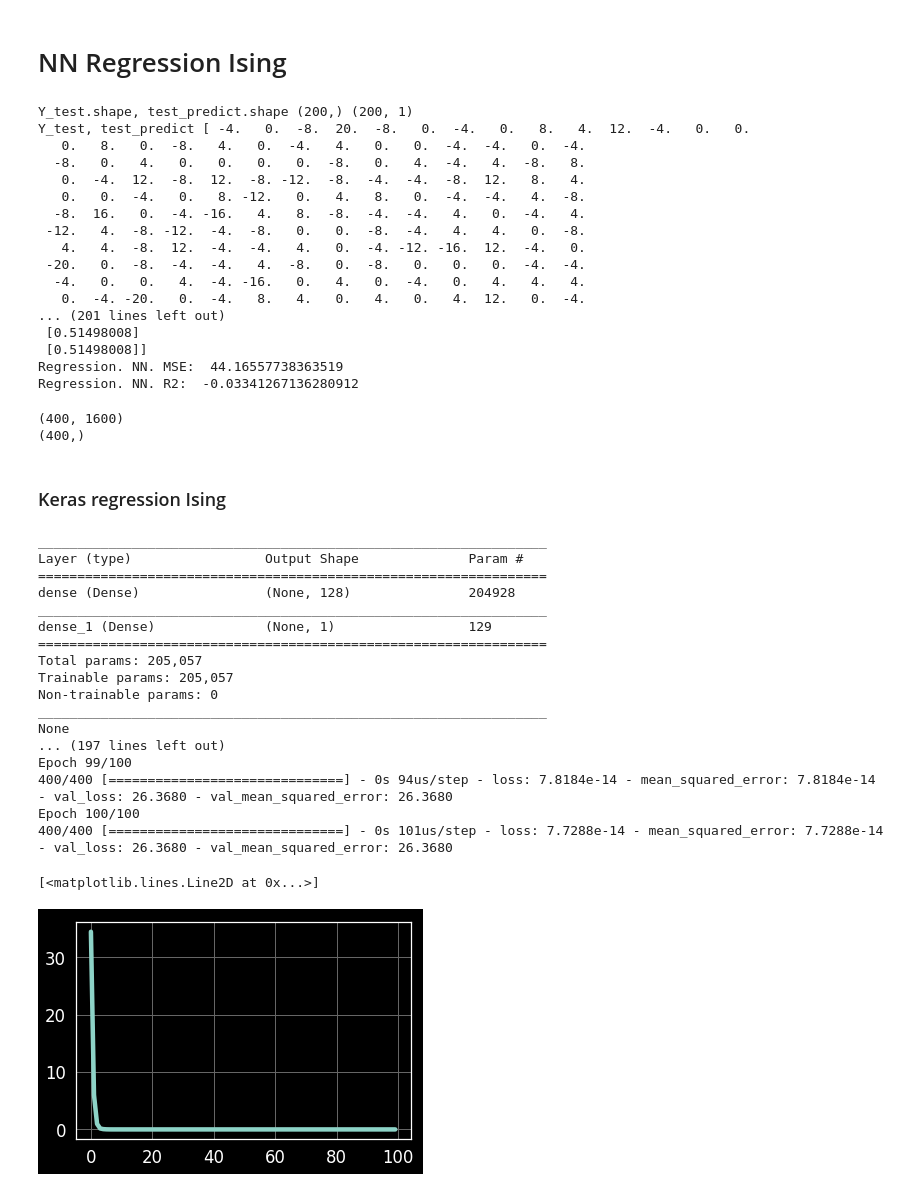
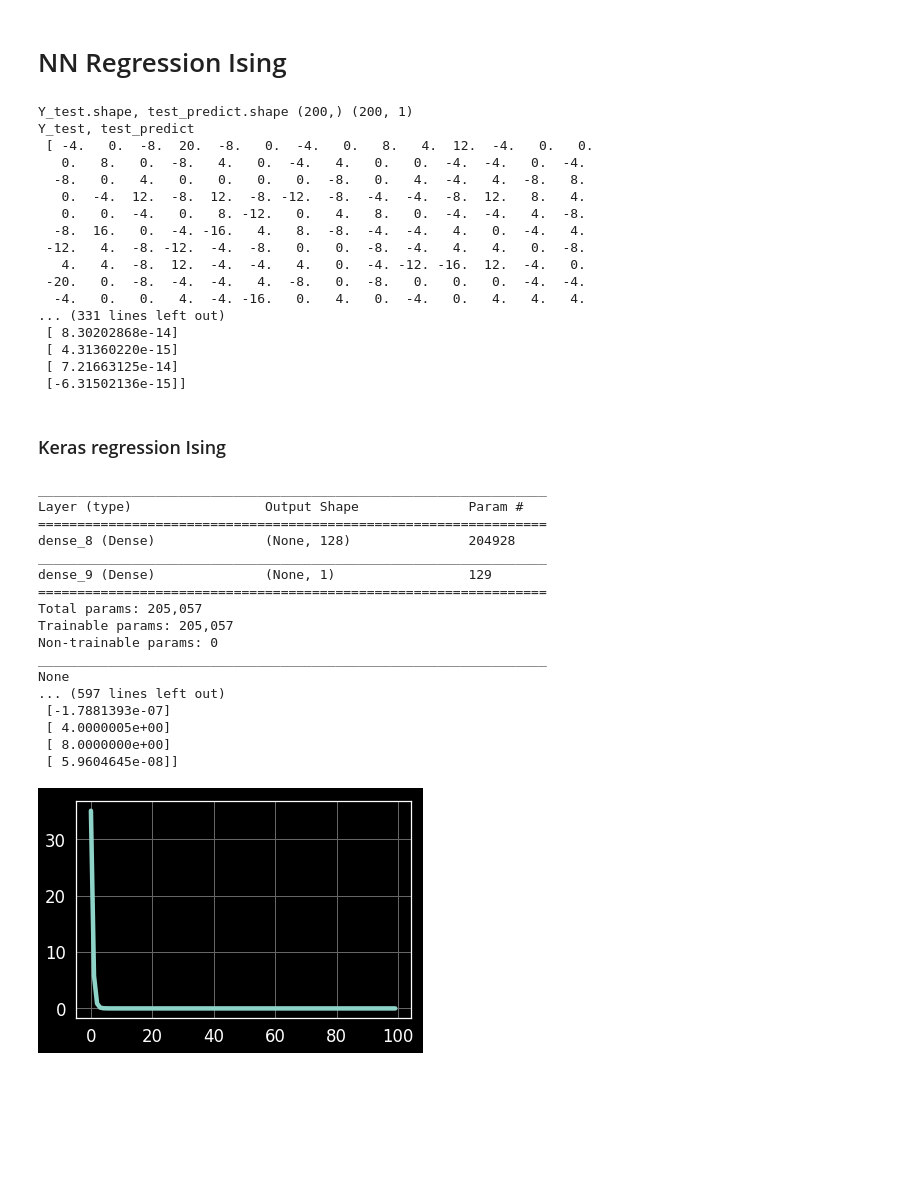
Before and after one commit to kaaja/ADAML, a Jupyter notebook: m2/m2.ipynb, the cells around one changed output. Saved outputs shown, nothing was run; the diff lists cells and outputs as text; code cells hidden in the pictures; blank space fills up the shorter version.

Commit message:
new weight initialization

```diff
--- a/m2/m2.ipynb
+++ b/m2/m2.ipynb
@@ -1127,11 +1132,11 @@ KeyError: 'accuracy'
 # %% [markdown]
 # NN Regression Ising
 # %%
-epochs = 100
+epochs = 100#100
 batch_size = 32
-eta = 0.01
-lmbd = 0# 0.01
-n_hidden_neurons = 128#2400
+eta = 0.001
+lmbd =  0.0#
+n_hidden_neurons = 128
 n_categories = 1
 activationFunctionHidden='relu' #'sigmoid'
 activationFunctionOutput='linear'
@@ -1139,23 +1144,25 @@ activationFunctionOutput='linear'
 dnn = NeuralNetwork(X_train, Y_train, eta=eta, lmbd=lmbd, epochs=epochs, batch_size=batch_size,
                     n_hidden_neurons=n_hidden_neurons, n_categories=n_categories,
                    activationFunctionHidden=activationFunctionHidden, activationFunctionOutput=activationFunctionOutput)
-#dnn.train()
-dnn.train2()
+dnn.train()
+#dnn.train2()
 test_predict = dnn.predict(X_test)
 
 from sklearn.metrics import mean_squared_error, r2_score
 
 print('Y_test.shape, test_predict.shape',Y_test.shape, test_predict.shape)
-print('Y_test, test_predict',Y_test, test_predict)
+print('Y_test, test_predict \n',Y_test, '\n', test_predict)
 
 mseNN = mean_squared_error(Y_test, test_predict)
 r2NN = r2_score(Y_test, test_predict)
 
 print('Regression. NN. MSE: ', mseNN)
 print('Regression. NN. R2: ', r2NN)
+print('dnn.output_weights_gradient',dnn.output_weights_gradient)
 # %% [output]
 Y_test.shape, test_predict.shape (200,) (200, 1)
-Y_test, test_predict [ -4.   0.  -8.  20.  -8.   0.  -4.   0.   8.   4.  12.  -4.   0.   0.
+Y_test, test_predict
+ [ -4.   0.  -8.  20.  -8.   0.  -4.   0.   8.   4.  12.  -4.   0.   0.
    0.   8.   0.  -8.   4.   0.  -4.   4.   0.   0.  -4.  -4.   0.  -4.
   -8.   0.   4.   0.   0.   0.   0.  -8.   0.   4.  -4.   4.  -8.   8.
    0.  -4.  12.  -8.  12.  -8. -12.  -8.  -4.  -4.  -8.  12.   8.   4.
@@ -1165,18 +1172,11 @@ Y_test, test_predict [ -4.   0.  -8.  20.  -8.   0.  -4.   0.   8.   4.  12.  -4
    4.   4.  -8.  12.  -4.  -4.   4.   0.  -4. -12. -16.  12.  -4.   0.
  -20.   0.  -8.  -4.  -4.   4.  -8.   0.  -8.   0.   0.   0.  -4.  -4.
   -4.   0.   0.   4.  -4. -16.   0.   4.   0.  -4.   0.   4.   4.   4.
-   0.  -4. -20.   0.  -4.   8.   4.   0.   4.   0.   4.  12.   0.  -4.
-... (201 lines left out)
- [0.51498008]
- [0.51498008]]
-Regression. NN. MSE:  44.16557738363519
-Regression. NN. R2:  -0.03341267136280912
+... (331 lines left out)
+ [ 8.30202868e-14]
+ [ 4.31360220e-15]
+ [ 7.21663125e-14]
+ [-6.31502136e-15]]
-# %%
-print(X_train.shape)
-print(Y_train.shape)
-# %% [output]
-(400, 1600)
-(400,)
 # %% [markdown]
 ### Keras regression Ising
 # %%
@@ -1184,40 +1184,44 @@ import tensorflow as tf
 import numpy as np
 import pandas as pd
 from sklearn.model_selection import train_test_split
 
 
 model = tf.keras.Sequential()
 model.add(tf.keras.layers.Dense(128, activation='relu', input_dim=X_train.shape[1]))#128 neumberof neurans in the present layer
 model.add(tf.keras.layers.Dense(1, activation='linear'))
 
-model.compile(loss='mse', optimizer='sgd', metrics=['mse'])
+model.e(loss='mse', optimizer='sgd', metrics=['mse'])
 print(model.summary())
 
 history = model.fit(X_train,
 	Y_train,
 	epochs=100,
 	batch_size=32,
 	validation_data=[X_test, Y_test])
 
+
+
 #print('accuracy', model.evaluate(X_test, y_test))
 plt.plot(history.history['mean_squared_error'])
+
+ynew = model.predict(X_train)
+print(ynew)
 # %% [output]
 _________________________________________________________________
 Layer (type)                 Output Shape              Param #
 =================================================================
-dense (Dense)                (None, 128)               204928
+dense_8 (Dense)              (None, 128)               204928
 _________________________________________________________________
-dense_1 (Dense)              (None, 1)                 129
+dense_9 (Dense)              (None, 1)                 129
 =================================================================
 Total params: 205,057
 Trainable params: 205,057
 Non-trainable params: 0
 _________________________________________________________________
 None
-... (197 lines left out)
-Epoch 99/100
-400/400 [==============================] - 0s 94us/step - loss: 7.8184e-14 - mean_squared_error: 7.8184e-14 - val_loss: 26.3680 - val_mean_squared_error: 26.3680
-Epoch 100/100
-400/400 [==============================] - 0s 101us/step - loss: 7.7288e-14 - mean_squared_error: 7.7288e-14 - val_loss: 26.3680 - val_mean_squared_error: 26.3680
+... (597 lines left out)
+ [-1.7881393e-07]
+ [ 4.0000005e+00]
+ [ 8.0000000e+00]
+ [ 5.9604645e-08]]
-[<matplotlib.lines.Line2D at 0x...>]
-[figure, old version]
+[figure, new version]
```
Also changed, not shown: parts of 3 cells of this notebook.
